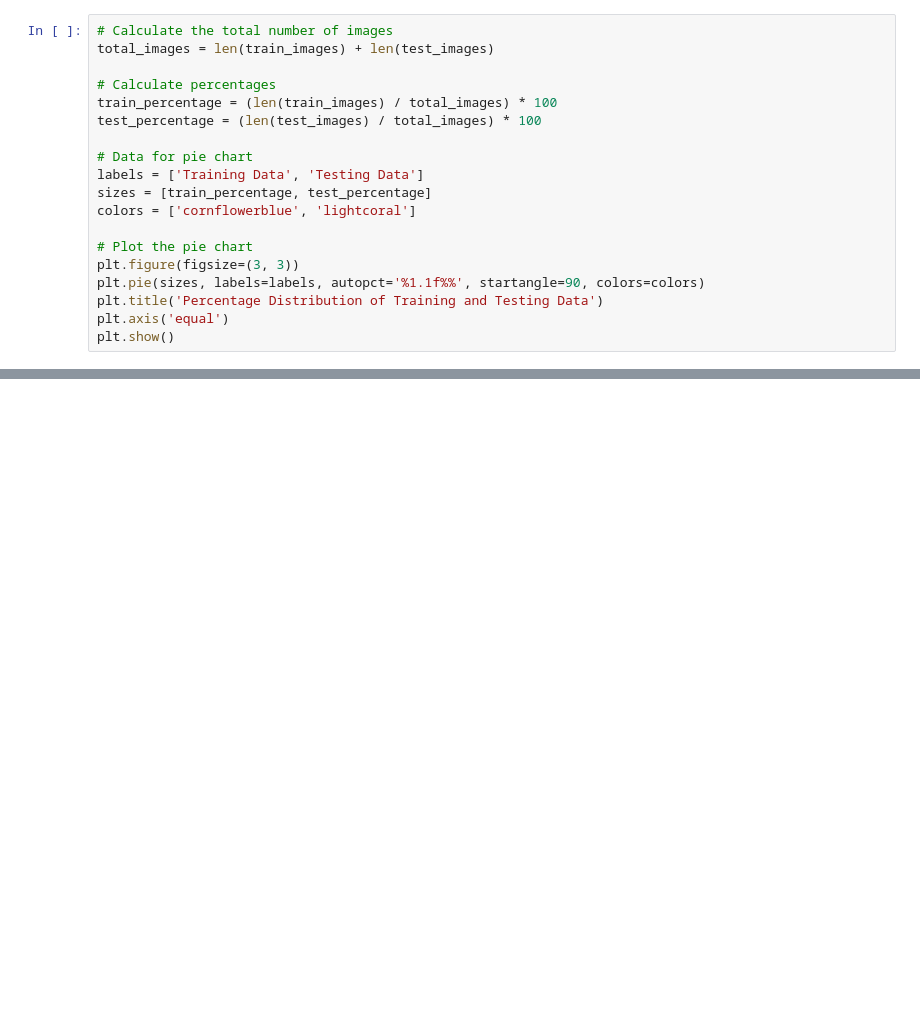
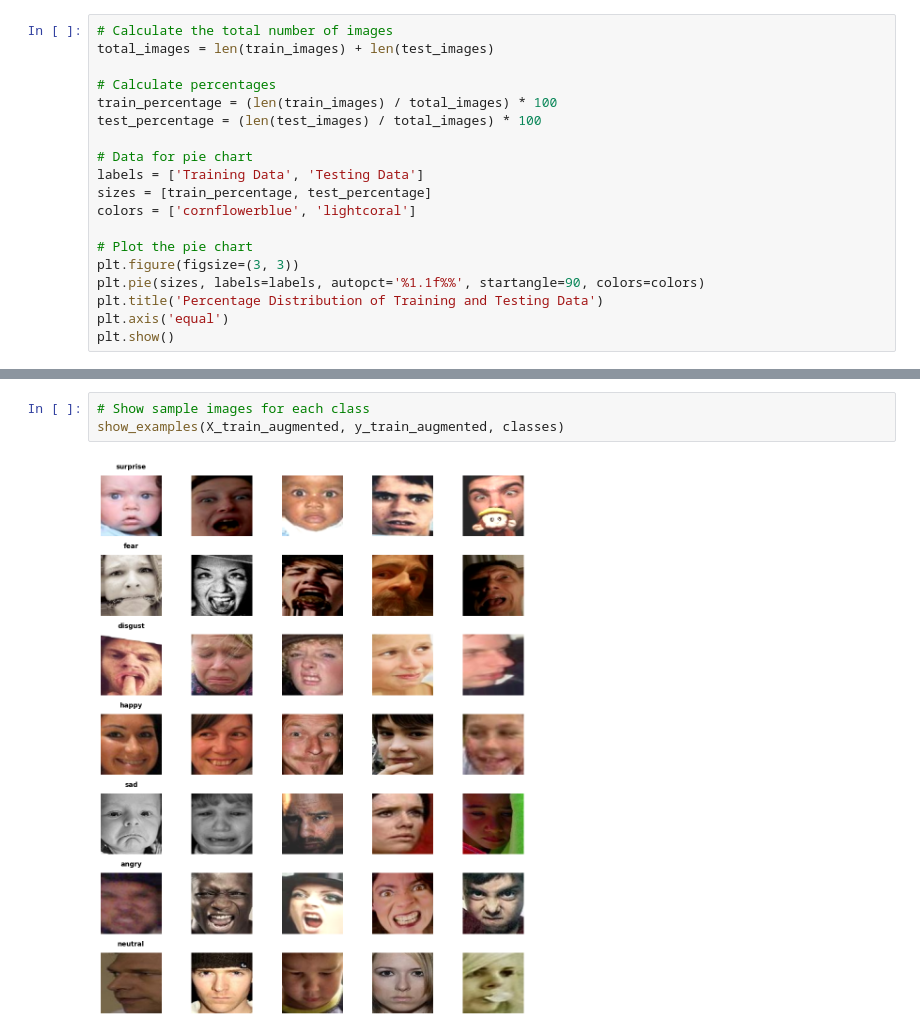
Before and after one commit to shaheryarahmed511-collab/FER, a Jupyter notebook: complete_notebook.ipynb, the cells around one changed output, grey strips where cells are left out. Drawn from its saved outputs; the diff is of its cells as text; blank space fills up the shorter version.

```diff
--- a/complete_notebook.ipynb
+++ b/complete_notebook.ipynb
@@ -205,0 +343,5 @@ for shape, count in sorted_shapes[:3]:
+# %%
+# Show sample images for each class
+show_examples(X_train_augmented, y_train_augmented, classes)
+# %% [output]
+[figure, added]
```
Also changed, not shown: parts of 17 cells of this notebook.
